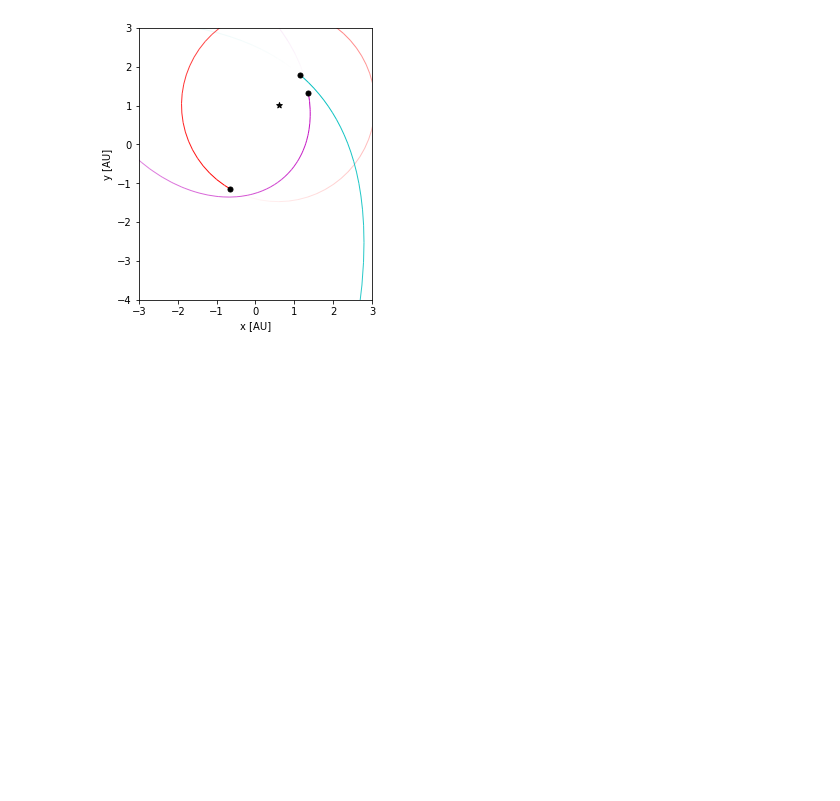
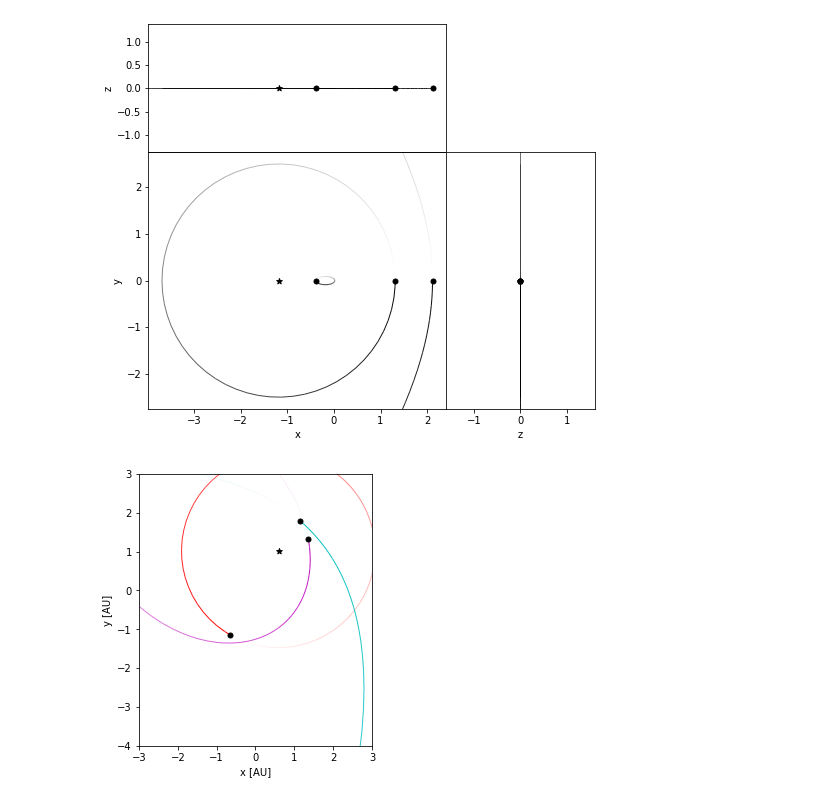
Before and after one commit to Ho0ost/api_workshop, a Jupyter notebook: onze_meuk/Beau/advancedTest.ipynb, the cells around one changed output. Drawn from its saved outputs; the diff is of its cells as text; code cells hidden in the pictures; blank space fills up the shorter version.

```diff
--- a/onze_meuk/Beau/advancedTest.ipynb
+++ b/onze_meuk/Beau/advancedTest.ipynb
@@ -12,3 +12,7 @@ fig = rebound.OrbitPlot(sim)
+# %%
+fig = rebound.OrbitPlot(sim,slices=0.5,xlim=[-2.,2],ylim=[-2.,2])
+# %% [output]
+[figure, added]
 # %%
 from IPython.display import display, clear_output
 import matplotlib.pyplot as plt
```
Also changed, not shown: parts of 1 cell of this notebook, 10 other files.
